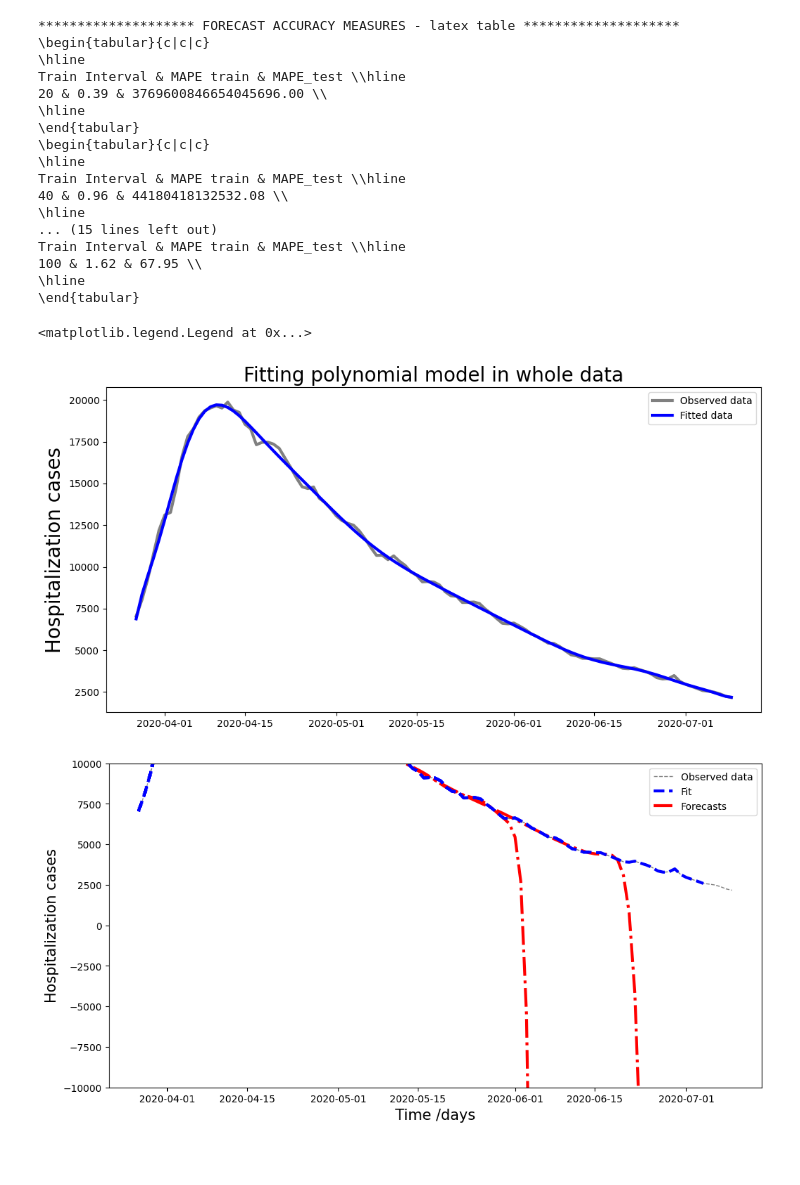
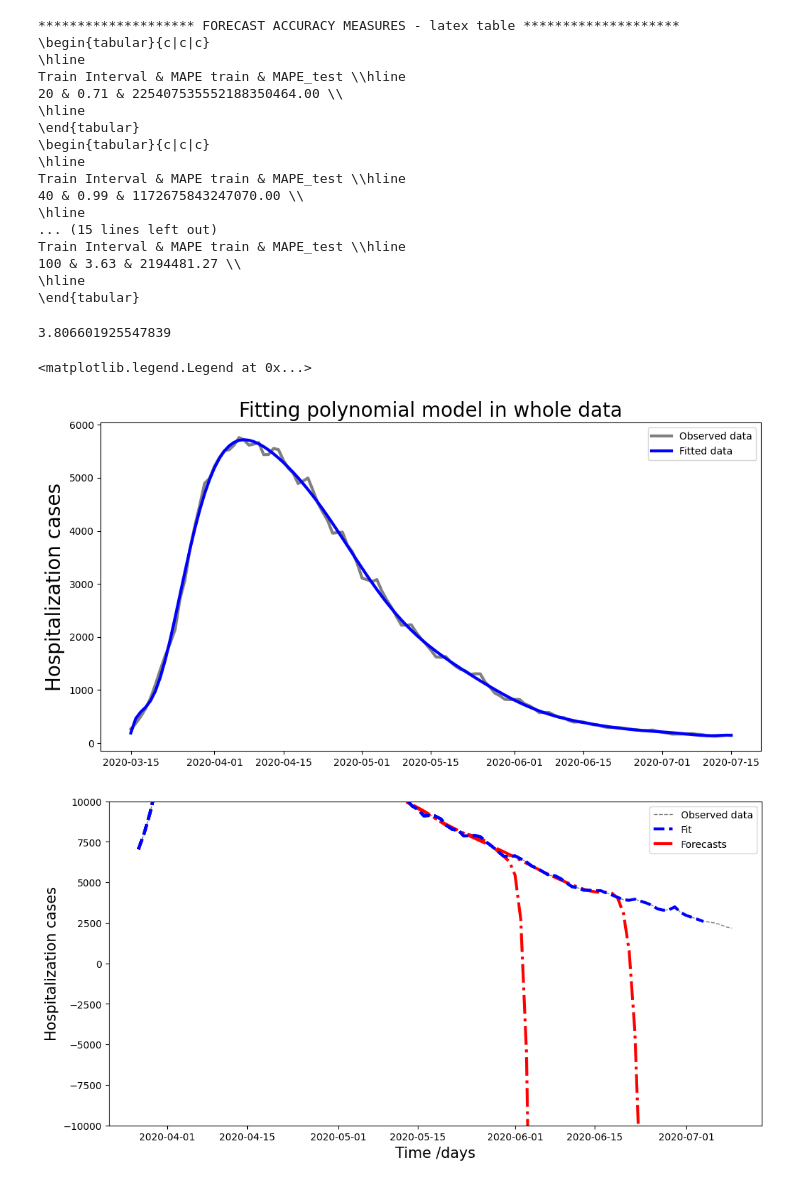
Before and after one commit to OD1992/Python-programs, a Jupyter notebook: Polynomial_method.ipynb, the cells around one changed output. Drawn from its saved outputs; the diff is of its cells as text; code cells hidden in the pictures; blank space fills up the shorter version.

```diff
--- a/Polynomial_method.ipynb
+++ b/Polynomial_method.ipynb
@@ -8,7 +8,7 @@ import copy
 from datetime import datetime   # useful for date ranges in plots
 import matplotlib.pyplot as plt
 
-sw_dataset = 'UK'  # !! Default: 'BEL'. Currently 'BEL' and 'FRA' 'LUX'and 'UK'are available.
+sw_dataset = 'BEL'  # !! Default: 'BEL'. Currently 'BEL' and 'FRA' 'LUX'and 'UK'are available.
 sw_districts = 'sum'  # !! Default: 'sum'. If 'sum', sums over all districts (i.e., provinces, departments...). If 'each', loop over all districts. sw_districts can also be the name of a district (for example, sw_districts = 'Brussels', or sw_districts = '75' for Paris).
 
 #import os
@@ -291,34 +291,36 @@ for val in [20,40,60,80,100]:
 \begin{tabular}{c|c|c}
 \hline
 Train Interval & MAPE train & MAPE_test \\hline
-20 & 0.39 & 3769600846654045696.00 \\
+20 & 0.71 & 225407535552188350464.00 \\
 \hline
 \end{tabular}
 \begin{tabular}{c|c|c}
 \hline
 Train Interval & MAPE train & MAPE_test \\hline
-40 & 0.96 & 44180418132532.08 \\
+40 & 0.99 & 1172675843247070.00 \\
 \hline
 ... (15 lines left out)
 Train Interval & MAPE train & MAPE_test \\hline
-100 & 1.62 & 67.95 \\
+100 & 3.63 & 2194481.27 \\
 \hline
 \end{tabular}
 # %%
 P = np.poly1d(np.polyfit(x, y, 15))
 #fitting model in whole data
 fig=plt.figure(figsize = [12, 6])
-xp = np.linspace(0, len(total_in), 100)
+#xp = np.linspace(0, len(total_in), 100)
+print(MAPE(total_in, P(x)))
 plt.plot(dates, total_in, "-",color='gray', lw=3, label="Observed data")
 plt.plot(dates, P(x), 'b', lw=3,label="Fitted data")
 plt.ylabel('Hospitalization cases',size=20)
 plt.title("Fitting polynomial model in whole data", size=20)
 plt.legend()
 #fig.savefig('C:/Users/odiao/Desktop/Redaction_darticles_Latex/SHR_PA/Figures/poly_belgium.eps')   # save the figure to file
 #plt.close(fig)    # close the figure window
 # %% [output]
-<matplotlib.legend.Legend at 0x...>
+3.806601925547839
+<matplotlib.legend.Legend at 0x...>
-[figure, old version]
+[figure, new version]
 # %%
 plt.figure(figsize=(12,6))
 plt.plot(dates, total_in, '--',color='grey', lw=1)
```
Also changed, not shown: parts of 1 cell of this notebook.
